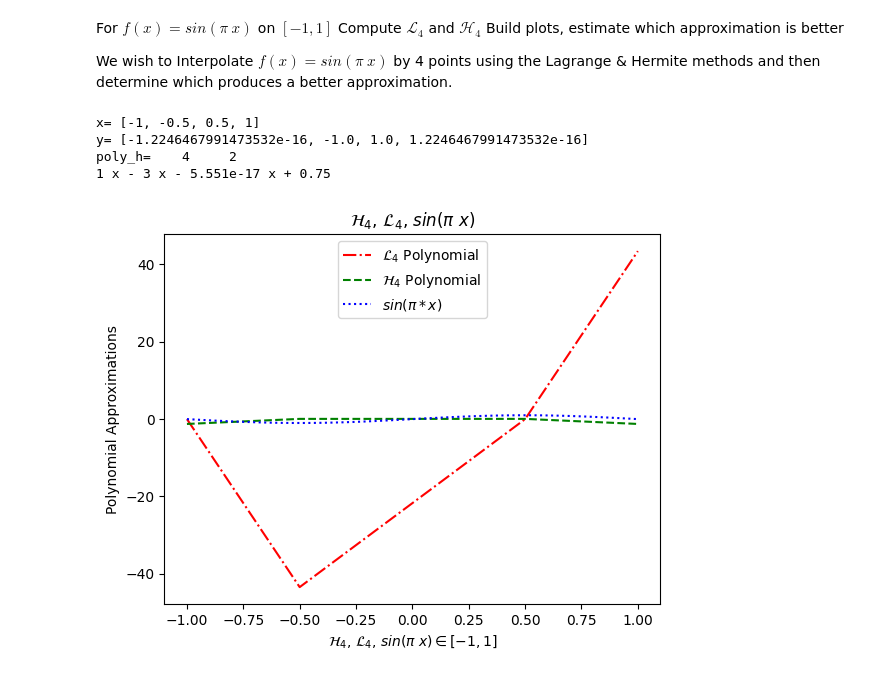
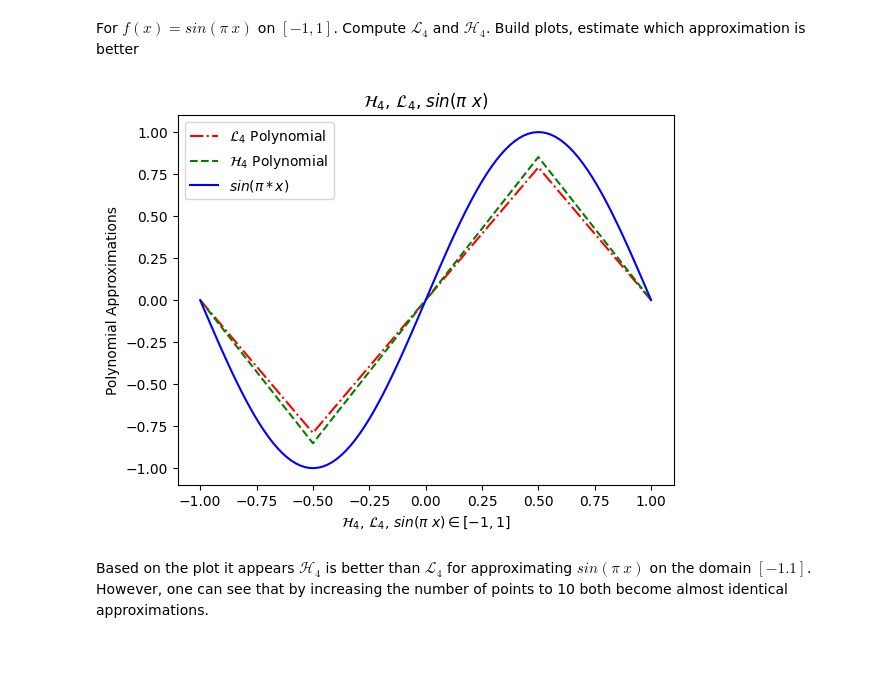
Before and after one commit to evanhowington/Numerical_Analysis, a Jupyter notebook: chw1_math6371_spring2023.ipynb, the cells around one changed output. Drawn from its saved outputs; the diff is of its cells as text; code cells hidden in the pictures.

Commit message:
switched from special.hermite to Pchipinterpolator for the Hermite interpolation.  Also, corrected various point usages to fix the problem of the plots being wildly off.

```diff
--- a/chw1_math6371_spring2023.ipynb
+++ b/chw1_math6371_spring2023.ipynb
@@ -1,9 +1,5 @@
 # %% [markdown]
-For $f(x)=sin(\pi~x)$ on $[-1,1]$
-Compute $\mathcal{L}_4$ and $\mathcal{H}_4$
-Build plots, estimate which approximation is better
-
-We wish to Interpolate $f(x)=sin(\pi~x)$ by 4 points using the Lagrange & Hermite methods and then determine which produces a better approximation.
+For $f(x)=sin(\pi~x)$ on $[-1,1]$.  Compute $\mathcal{L}_4$ and $\mathcal{H}_4$.  Build plots, estimate which approximation is better
 # %%
 import numpy as np
 import math
@@ -11,35 +7,34 @@ from scipy.interpolate import lagrange
 from scipy import special
 # %%
-# x = np.linspace(-1, 1, num=4, endpoint=True) # equally spaced nodes, including endpoint
-x = [-1, -1/2, 1/2, 1] # non-equally spaced nodes
-deriv = [-1, 0, 0, 1]
-y = [math.sin(math.pi * j) for j in x]
+# x = np.linspace(-1, 1, num=4, endpoint=True) # equally spaced nodes, including endpoint, throws off peaks for n=4
+x = np.array([-1, -1/2, 1/2, 1]) # non-equally spaced nodes, use me for n = 4 to catch the critical points of the sin function
+# y = [math.sin(math.pi * j) for j in x]
+y= np.sin(np.pi * x)
 poly_l = lagrange(x, y)
-poly_h = special.hermite(4, monic=True) # monic=True scales the leading coefficient to 1
-print('x=',x,'\ny=',y) # test print
-print('poly_h=',poly_h) # test print
+# poly_h = special.hermite(4, monic=True) # monic=True scales the leading coefficient to 1, wrong approach
+poly_h = PchipInterpolator(x,y) #PCHIP Piecewise Cubic Hermite Interpolating Polynomial
+# print('x=',x,'\ny=',y) # test print
+# print('poly_h=',poly_h) # test print
-# %% [output]
-x= [-1, -0.5, 0.5, 1]
-y= [-1.2246467991473532e-16, -1.0, 1.0, 1.2246467991473532e-16]
-poly_h=    4     2
-1 x - 3 x - 5.551e-17 x + 0.75
 # %%
 from numpy.polynomial.polynomial import Polynomial
 # print(Polynomial(poly_l.coef[::-1]).coef) # test print
 x_sin = np.linspace(-1, 1, 100, endpoint=True)
 # %%
 import matplotlib.pyplot as plt
-x_new = Polynomial(poly_l.coef[::-1]).coef
-y_poly_h = poly_h(x)
+# x_new = np.arange(-1,1,0.5)
+x_new = np.linspace(-1, 1, num=4, endpoint=True)
+y_poly_h = poly_h(x_new)
 y_sin = [math.sin(math.pi * k) for k in x_sin]
-plt.plot(x, Polynomial(poly_l.coef[::-1])(x_new), label=r'$\mathcal{L}_{4}$ Polynomial', color='red', linestyle='dashdot')
-plt.plot(x, y_poly_h, label=r'$\mathcal{H}_{4}$ Polynomial', color='green', linestyle='dashed')
-plt.plot(x_sin, y_sin, label=r'$sin(\pi*x)$', linestyle='dotted', color='blue')
-plt.legend(loc='upper center')
+plt.plot(x, Polynomial(poly_l.coef[::-1])(x_new), label=r'$\mathcal{L}_{4}$ Polynomial', color='red', linestyle='-.')
+plt.plot(x, y_poly_h, label=r'$\mathcal{H}_{4}$ Polynomial', color='green', linestyle='--')
+plt.plot(x_sin, y_sin, label=r'$sin(\pi*x)$', linestyle='solid', color='blue')
+plt.legend(loc='upper left')
 plt.title(r'$\mathcal{H}_{4}$, $\mathcal{L}_{4}$, $sin(\pi~x)$')
 plt.xlabel(r'$\mathcal{H}_{4}$, $\mathcal{L}_{4}$, $sin(\pi~x) \in [-1, 1]$')
 plt.ylabel('Polynomial Approximations')
-plt.savefig('polynomial_approximation_comparison.jpeg')
+plt.savefig('lagrange_hermite_sin_interpolation_nIs4.jpeg', dpi=1200)
 plt.show()
 # %% [output]
-[figure, old version]
+[figure, new version]
+# %% [markdown]
+Based on the plot it appears $\mathcal{H}_{4}$ is better than $\mathcal{L}_{4}$ for approximating $sin(\pi~x)$ on the domain $[-1.1]$.  However, one can see that by increasing the number of points to 10 both become almost identical approximations.
```
Also changed, not shown: parts of 1 cell of this notebook, 4 other files.
